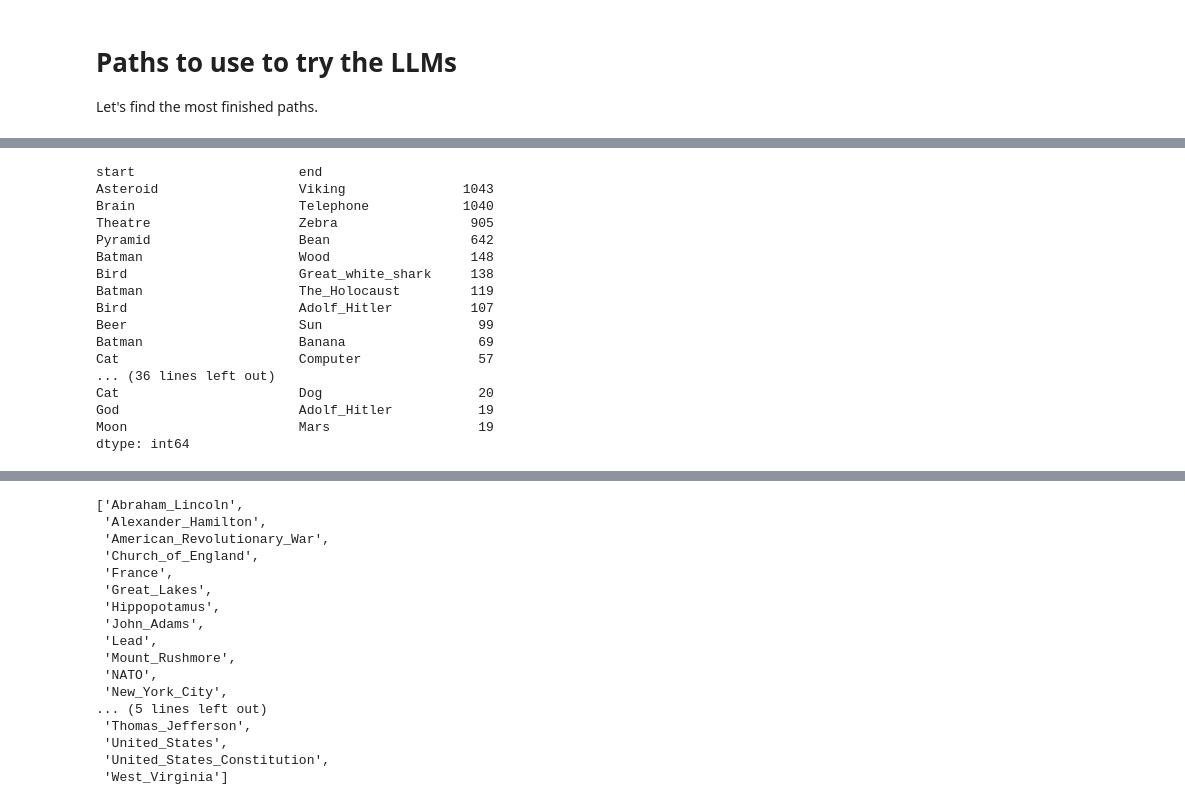
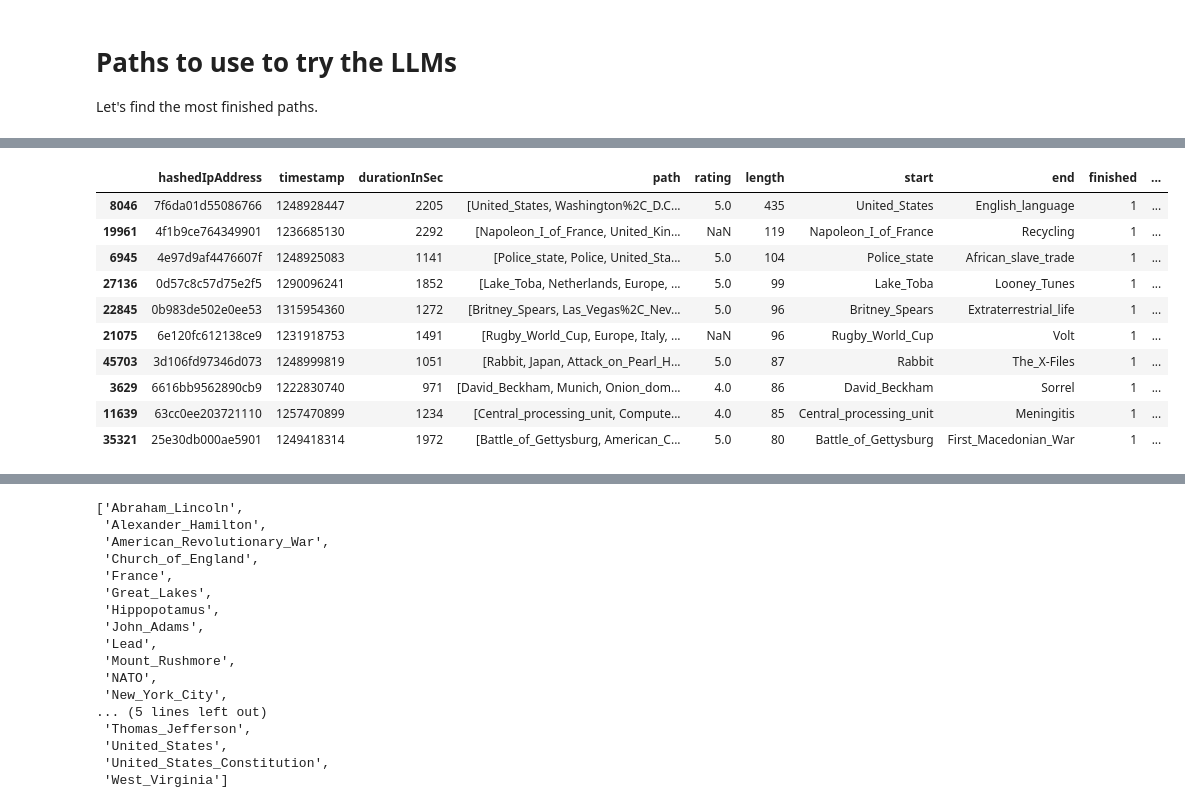
Before and after one commit to epfl-ada/ada-2024-project-outlier-1, a Jupyter notebook: test_ollama.ipynb, the cells around one changed output, grey strips where cells are left out. Cells and saved outputs as stored; diff of their text form; code cells hidden in the pictures.

```diff
--- a/test_ollama.ipynb
+++ b/test_ollama.ipynb
@@ -57,22 +79,14 @@ by_path
-# %%
-
-by_path_counts = path_finished.groupby(by=['start', 'end']).size().sort_values(ascending=False)
-by_path_counts[:50]
-# %% [output]
-start                     end
-Asteroid                  Viking               1043
-Brain                     Telephone            1040
-Theatre                   Zebra                 905
-Pyramid                   Bean                  642
-Batman                    Wood                  148
-Bird                      Great_white_shark     138
-Batman                    The_Holocaust         119
-Bird                      Adolf_Hitler          107
-Beer                      Sun                    99
-Batman                    Banana                 69
-Cat                       Computer               57
-... (36 lines left out)
-Cat                       Dog                    20
-God                       Adolf_Hitler           19
-Moon                      Mars                   19
-dtype: int64
+# %%
+path_finished.sort_values(by='length', ascending=False).head(10)
+# %% [output]
+|  | hashedIpAddress | timestamp | durationInSec | path | rating | length | start | end | finished | ... |
+| 8046 | 7f6da01d55086766 | 1248928447 | 2205 | [United_States, Washington%2C_D.C... | 5.0 | 435 | United_States | English_language | 1 | ... |
+| 19961 | 4f1b9ce764349901 | 1236685130 | 2292 | [Napoleon_I_of_France, United_Kin... | NaN | 119 | Napoleon_I_of_France | Recycling | 1 | ... |
+| 6945 | 4e97d9af4476607f | 1248925083 | 1141 | [Police_state, Police, United_Sta... | 5.0 | 104 | Police_state | African_slave_trade | 1 | ... |
+| 27136 | 0d57c8c57d75e2f5 | 1290096241 | 1852 | [Lake_Toba, Netherlands, Europe, ... | 5.0 | 99 | Lake_Toba | Looney_Tunes | 1 | ... |
+| 22845 | 0b983de502e0ee53 | 1315954360 | 1272 | [Britney_Spears, Las_Vegas%2C_Nev... | 5.0 | 96 | Britney_Spears | Extraterrestrial_life | 1 | ... |
+| 21075 | 6e120fc612138ce9 | 1231918753 | 1491 | [Rugby_World_Cup, Europe, Italy, ... | NaN | 96 | Rugby_World_Cup | Volt | 1 | ... |
+| 45703 | 3d106fd97346d073 | 1248999819 | 1051 | [Rabbit, Japan, Attack_on_Pearl_H... | 5.0 | 87 | Rabbit | The_X-Files | 1 | ... |
+| 3629 | 6616bb9562890cb9 | 1222830740 | 971 | [David_Beckham, Munich, Onion_dom... | 4.0 | 86 | David_Beckham | Sorrel | 1 | ... |
+| 11639 | 63cc0ee203721110 | 1257470899 | 1234 | [Central_processing_unit, Compute... | 4.0 | 85 | Central_processing_unit | Meningitis | 1 | ... |
+| 35321 | 25e30db000ae5901 | 1249418314 | 1972 | [Battle_of_Gettysburg, American_C... | 5.0 | 80 | Battle_of_Gettysburg | First_Macedonian_War | 1 | ... |
```
Also changed, not shown: parts of 12 cells of this notebook.
